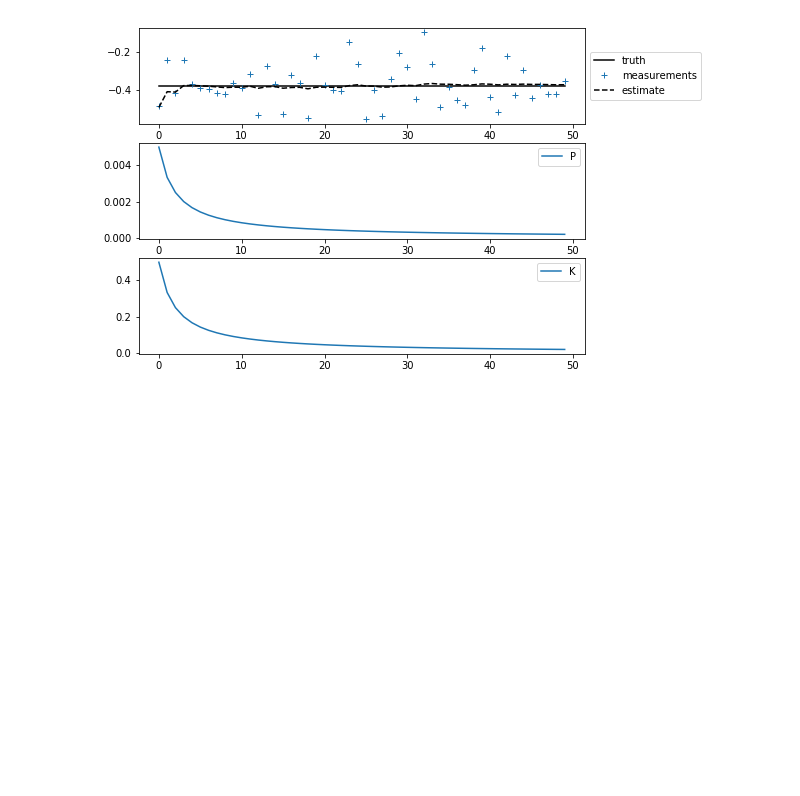
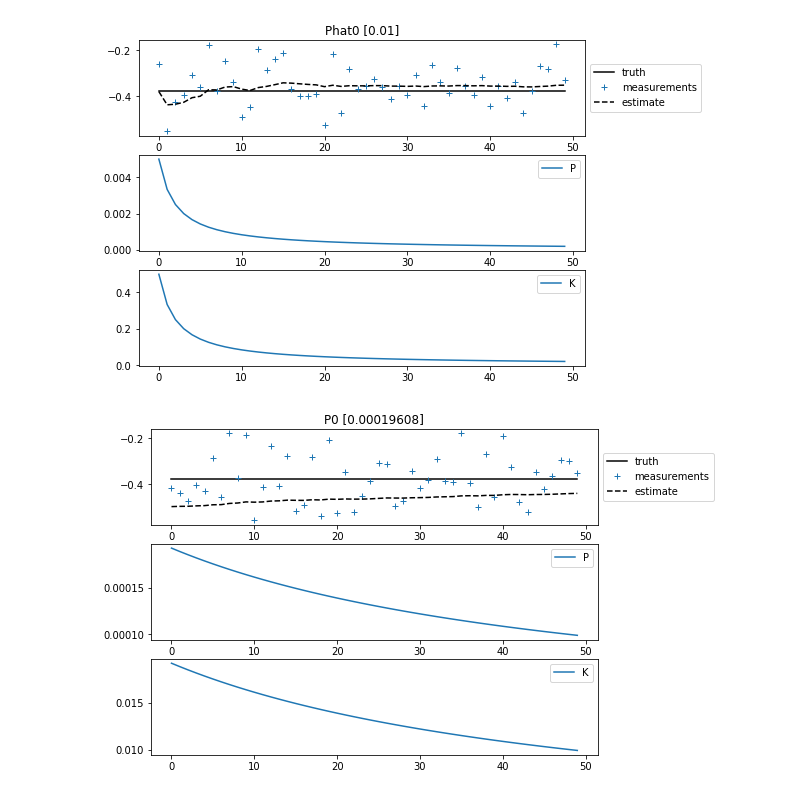
Before and after one commit to samfok/kalman, a Jupyter notebook: test_kalman.ipynb, the cells around one changed output. Cells and saved outputs as stored; diff of their text form; code cells hidden in the pictures; blank space fills up the shorter version.

```diff
--- a/test_kalman.ipynb
+++ b/test_kalman.ipynb
@@ -34,37 +31,59 @@ def plot_lds_kf_1d(lds_data, kf_data):
     axs[1].legend(loc="upper right")
     axs[2].plot(k, label="K")
     axs[2].legend(loc="upper right")
+    return axs
 # %%
 # 1d constant dynamics, no noise
 def replicate_introduction():
     """Test that the Kalman filter works on a 1D constant system with no noise"""
     A = np.array([[1]]) # no dynamics, system constant
     B = np.array([[0]]) # no input
     C = np.array([[1]]) # measure state directly
     Q = np.array([[0]]) # no process noise
     R = np.array([[0.01]])
     x0 = np.array([-0.37727])
     xhat0 = np.array([-0.5])
     Phat0 = np.array([0.01])
 
     N_STEPS = 50
 
     x = np.zeros(N_STEPS) + x0 # underlying state
     z = np.random.normal(scale=np.sqrt(R[0]), size=N_STEPS) + x # measured state
 
     kf = Kalman(A, B, C, Q, R, xhat0, Phat0)
     kf_xhat = np.zeros((N_STEPS, 1))
     kf_p = np.zeros((N_STEPS, 1))
     kf_k = np.zeros((N_STEPS, 1))
     for step in range(N_STEPS):
         kf_xhat[step, :], kf_p[step, :], kf_k[step, :] = kf.step(0, z[step])
     lds_data = (x, z)
     kf_data = (kf_xhat, kf_p, kf_k)
-    plot_lds_kf_1d(lds_data, kf_data)
+    axs = plot_lds_kf_1d(lds_data, kf_data)
+    axs[0].set_title("Phat0 {}".format(Phat0))
+
+    # next
+    xhat0 = np.array([-0.5])
+    Phat0 = kf_p[-1,:]
+
+    x = np.zeros(N_STEPS) + x0 # underlying state
+    z = np.random.normal(scale=np.sqrt(R[0]), size=N_STEPS) + x # measured state
+
+    kf = Kalman(A, B, C, Q, R, xhat0, Phat0)
+    kf_xhat = np.zeros((N_STEPS, 1))
+    kf_p = np.zeros((N_STEPS, 1))
+    kf_k = np.zeros((N_STEPS, 1))
+    for step in range(N_STEPS):
+        kf_xhat[step, :], kf_p[step, :], kf_k[step, :] = kf.step(0, z[step])
+    lds_data = (x, z)
+    kf_data = (kf_xhat, kf_p, kf_k)
+    axs = plot_lds_kf_1d(lds_data, kf_data)
+    axs[0].set_title("P0 {}".format(Phat0))
 
 replicate_introduction()
+plt.show()
 # %% [output]
-[figure, old version]
+[figure, new version]
+[figure, added]
 # %%
 # 1d constant dynamics, measure noise
 # 1d constant dynamics, process noise
```
Also changed, not shown: parts of 1 cell of this notebook.
